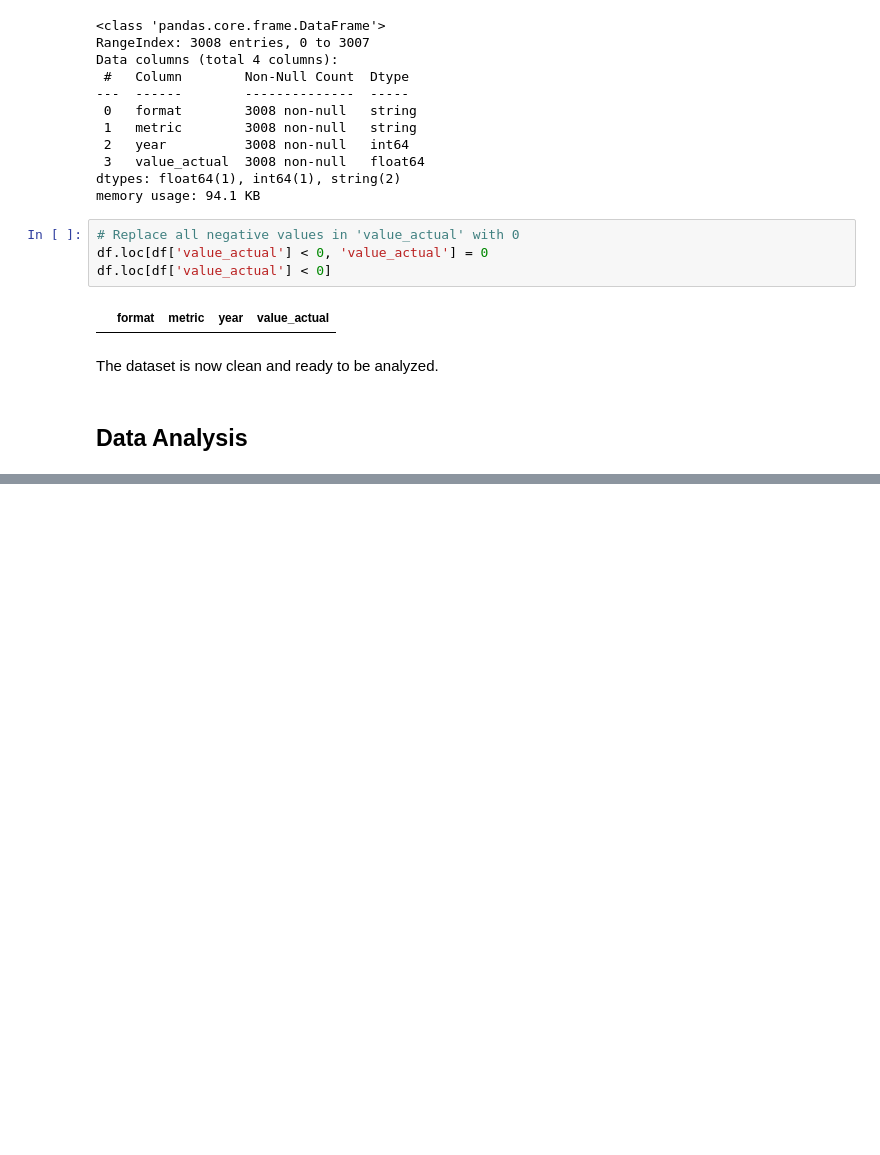
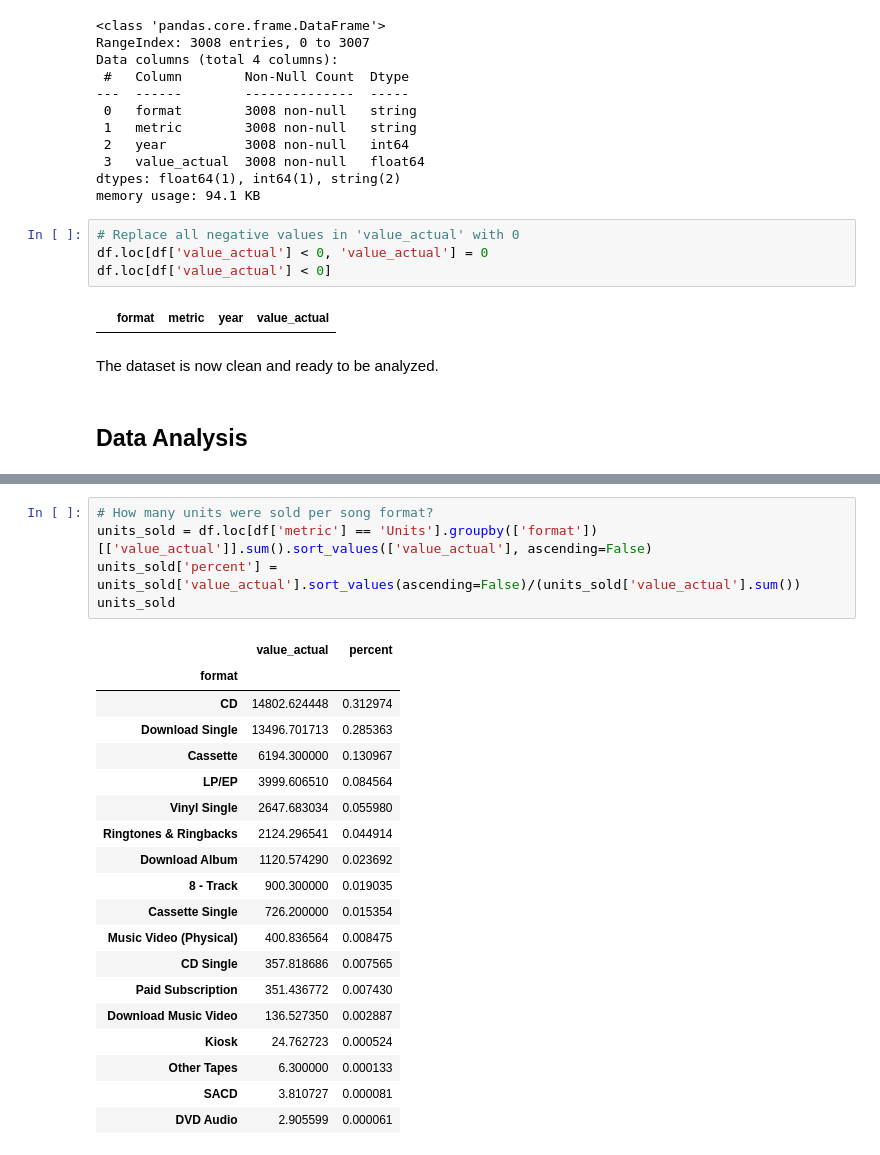
Before and after one commit to Brandon-Luong/Music-Sales, a Jupyter notebook: music_sales.ipynb, the cells around one changed output, grey strips where cells are left out. Cells and saved outputs as stored; diff of their text form; blank space fills up the shorter version.

```diff
--- a/music_sales.ipynb
+++ b/music_sales.ipynb
@@ -414,0 +421,25 @@ The dataset is now clean and ready to be analyzed.
+# %%
+# How many units were sold per song format?
+units_sold = df.loc[df['metric'] == 'Units'].groupby(['format'])[['value_actual']].sum().sort_values(['value_actual'], ascending=False)
+units_sold['percent'] = units_sold['value_actual'].sort_values(ascending=False)/(units_sold['value_actual'].sum())
+units_sold
+# %% [output]
+|  | value_actual | percent |
+| format |  |  |
+| CD | 14802.624448 | 0.312974 |
+| Download Single | 13496.701713 | 0.285363 |
+| Cassette | 6194.300000 | 0.130967 |
+| LP/EP | 3999.606510 | 0.084564 |
+| Vinyl Single | 2647.683034 | 0.055980 |
+| Ringtones & Ringbacks | 2124.296541 | 0.044914 |
+| Download Album | 1120.574290 | 0.023692 |
+| 8 - Track | 900.300000 | 0.019035 |
+| Cassette Single | 726.200000 | 0.015354 |
+| Music Video (Physical) | 400.836564 | 0.008475 |
+| CD Single | 357.818686 | 0.007565 |
+| Paid Subscription | 351.436772 | 0.007430 |
+| Download Music Video | 136.527350 | 0.002887 |
+| Kiosk | 24.762723 | 0.000524 |
+| Other Tapes | 6.300000 | 0.000133 |
+| SACD | 3.810727 | 0.000081 |
+| DVD Audio | 2.905599 | 0.000061 |
```
Also changed, not shown: parts of 9 cells of this notebook.
